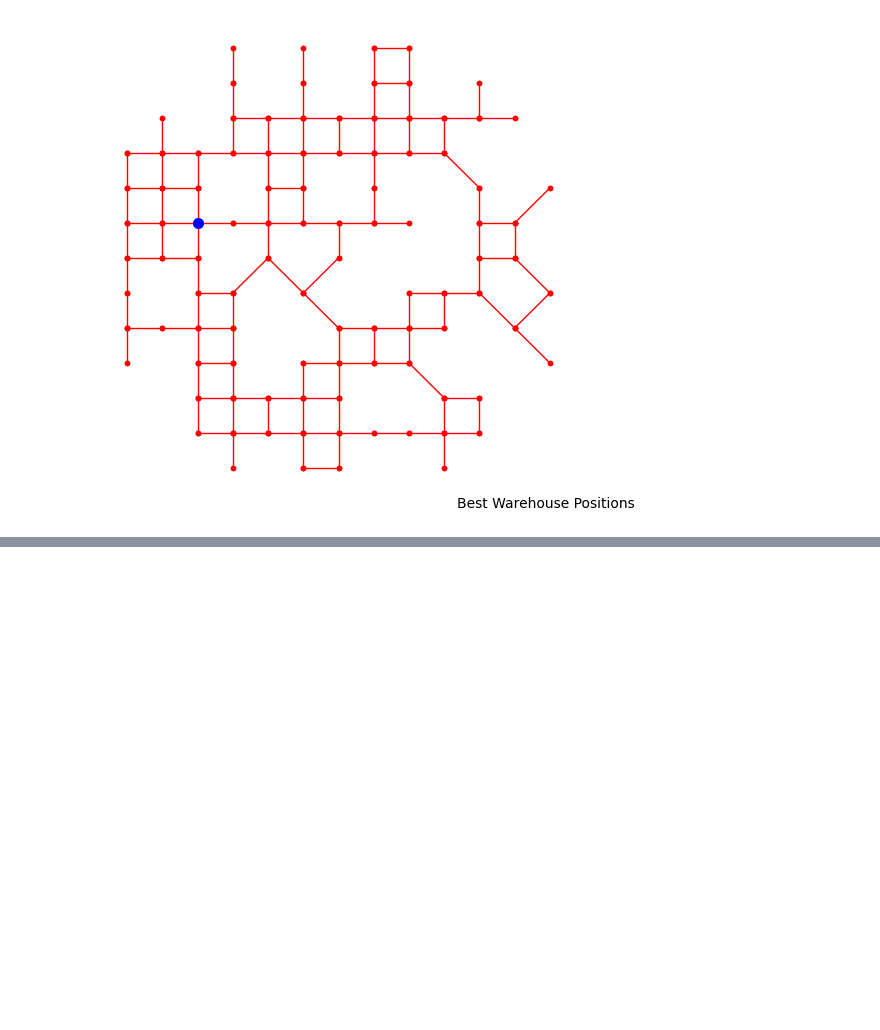
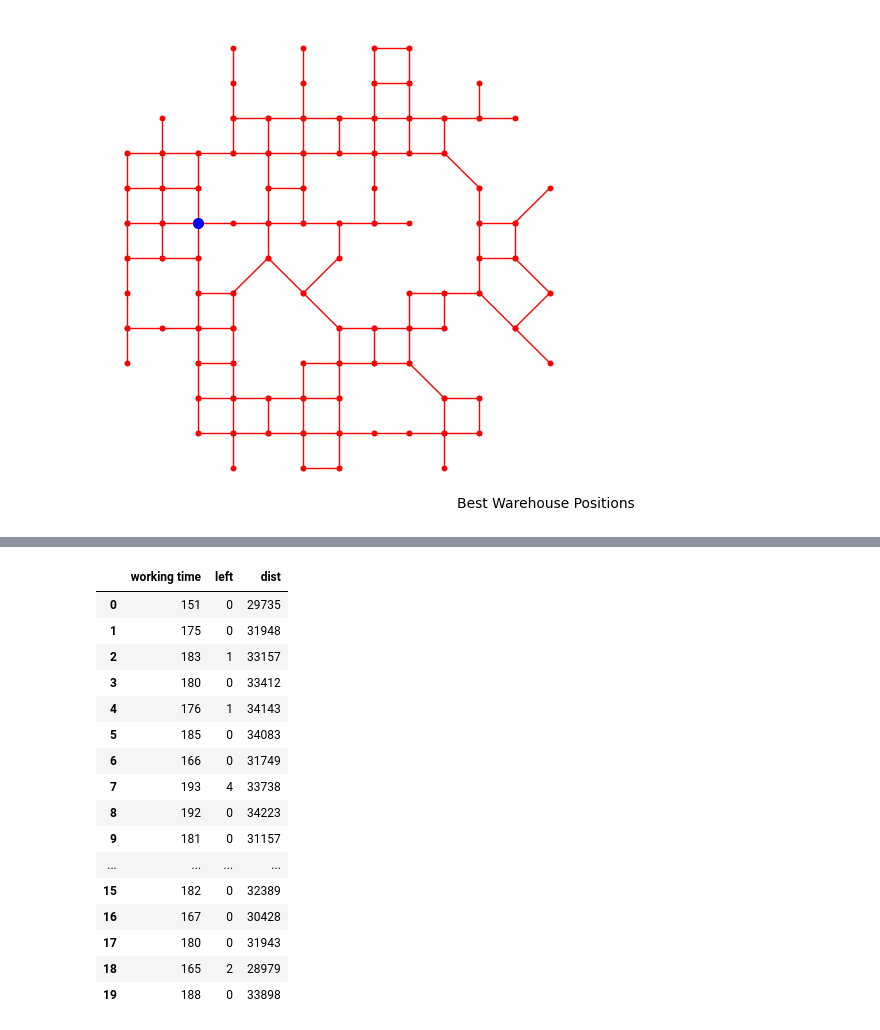
Before and after one commit to SahillMulani/MSO, a Jupyter notebook: Step 8 Optimisation/Simulation Step 8 Monte Carlo Optimisation.ipynb, the cells around one changed output, grey strips where cells are left out. Cells and saved outputs as stored; diff of their text form; code cells hidden in the pictures; blank space fills up the shorter version.

```diff
--- a/Step 8 Optimisation/Simulation Step 8 Monte Carlo Optimisation.ipynb
+++ b/Step 8 Optimisation/Simulation Step 8 Monte Carlo Optimisation.ipynb
@@ -1278,0 +1421,20 @@ Name: left, dtype: object
+# %%
+df_10
+# %% [output]
+|  | working time | left | dist |
+| 0 | 151 | 0 | 29735 |
+| 1 | 175 | 0 | 31948 |
+| 2 | 183 | 1 | 33157 |
+| 3 | 180 | 0 | 33412 |
+| 4 | 176 | 1 | 34143 |
+| 5 | 185 | 0 | 34083 |
+| 6 | 166 | 0 | 31749 |
+| 7 | 193 | 4 | 33738 |
+| 8 | 192 | 0 | 34223 |
+| 9 | 181 | 0 | 31157 |
+| ... | ... | ... | ... |
+| 15 | 182 | 0 | 32389 |
+| 16 | 167 | 0 | 30428 |
+| 17 | 180 | 0 | 31943 |
+| 18 | 165 | 2 | 28979 |
+| 19 | 188 | 0 | 33898 |
```
Also changed, not shown: parts of 33 cells of this notebook.
